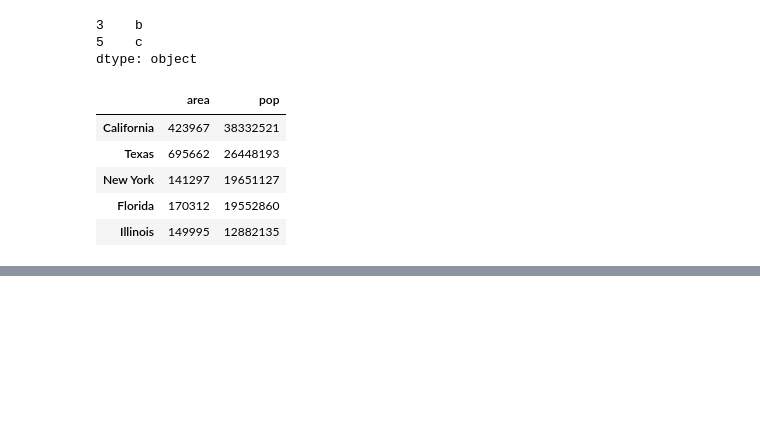
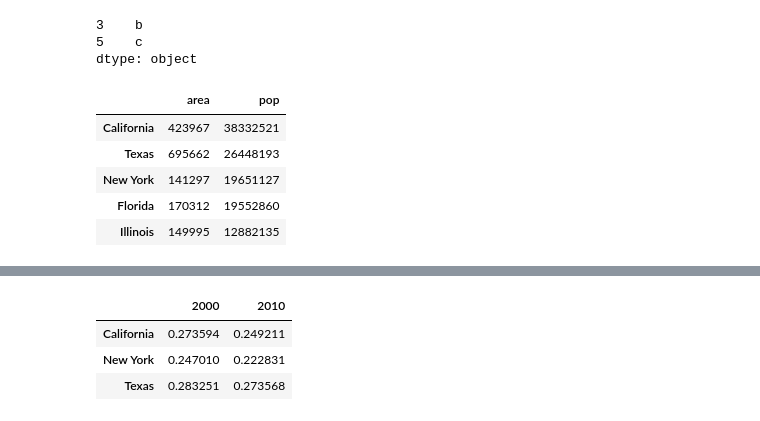
Before and after one commit to aliensmart/machine_learning, a Jupyter notebook: Pandas.ipynb, the cells around one changed output, grey strips where cells are left out. Cells and saved outputs as stored; diff of their text form; code cells hidden in the pictures; blank space fills up the shorter version.

```diff
--- a/Pandas.ipynb
+++ b/Pandas.ipynb
@@ -665,0 +795,8 @@ data.fillna(0)
+# %%
+f_u18 = pop_df['under18'] / pop_df['total']
+f_u18.unstack()
+# %% [output]
+|  | 2000 | 2010 |
+| California | 0.273594 | 0.249211 |
+| New York | 0.247010 | 0.222831 |
+| Texas | 0.283251 | 0.273568 |
```
Also changed, not shown: parts of 96 cells of this notebook.
